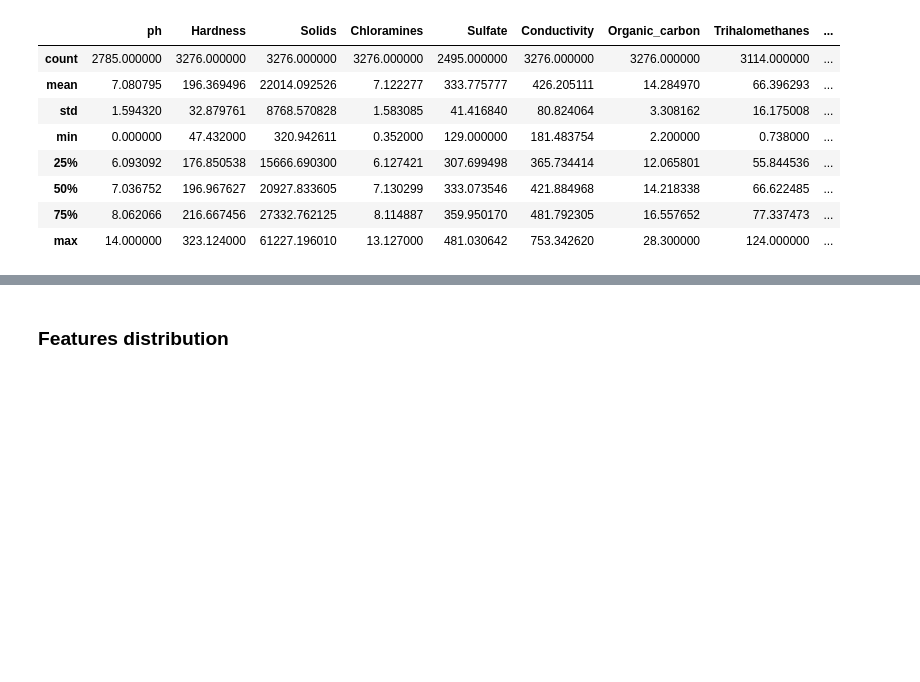
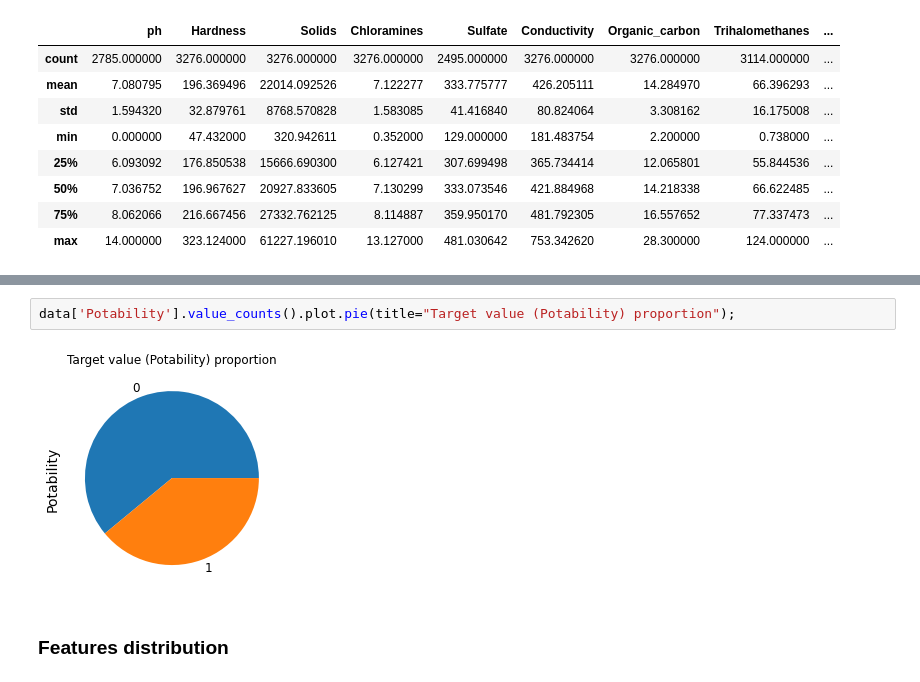
Before and after one commit to ArianeDlns/ML-Drinking_Water_Potability, a Jupyter notebook: Water_potability.ipynb, the cells around one changed output, grey strips where cells are left out. Saved outputs shown, nothing was run; the diff lists cells and outputs as text; blank space fills up the shorter version.

Commit message:
Add a pie chart for the target value

```diff
--- a/Water_potability.ipynb
+++ b/Water_potability.ipynb
@@ -120,3 +116,7 @@ Missing values
+# %%
+data['Potability'].value_counts().plot.pie(title="Target value (Potability) proportion");
+# %% [output]
+[figure, added]
 # %% [markdown]
 ### Features distribution
 # %%
```
Also changed, not shown: parts of 9 cells of this notebook.
